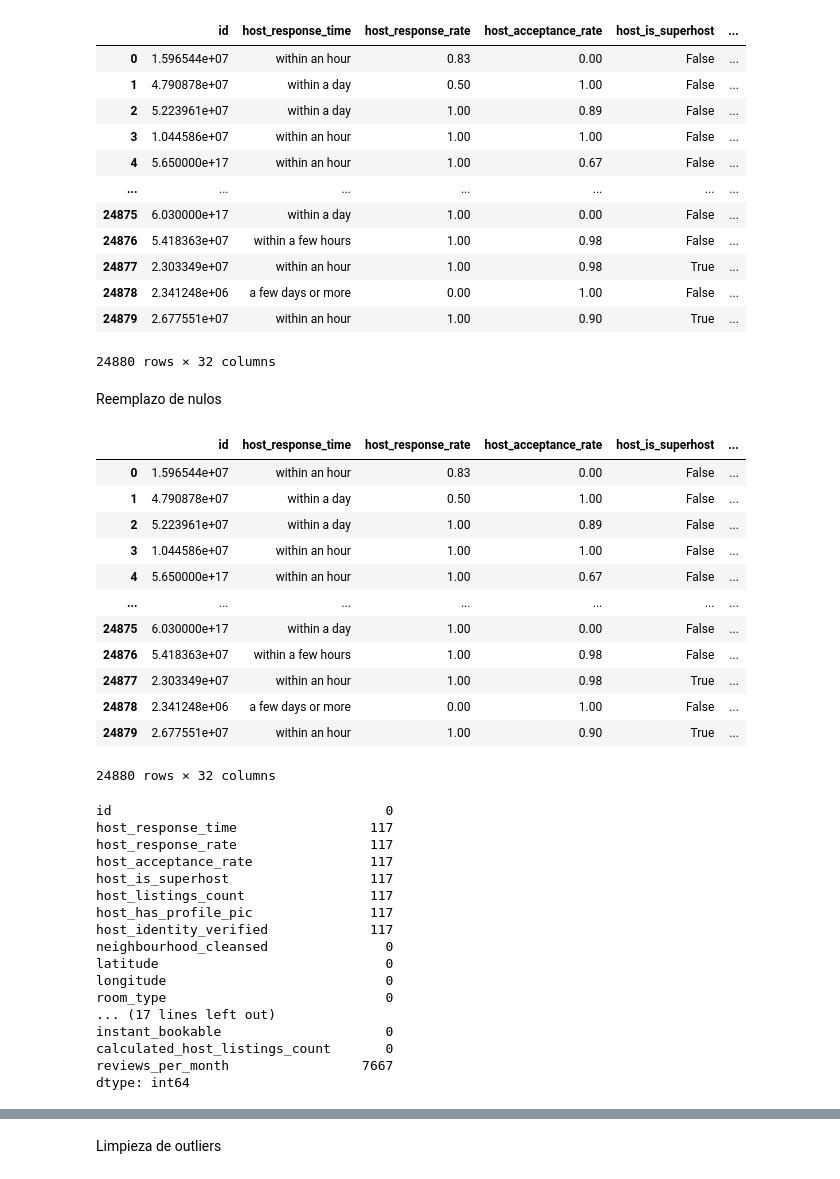
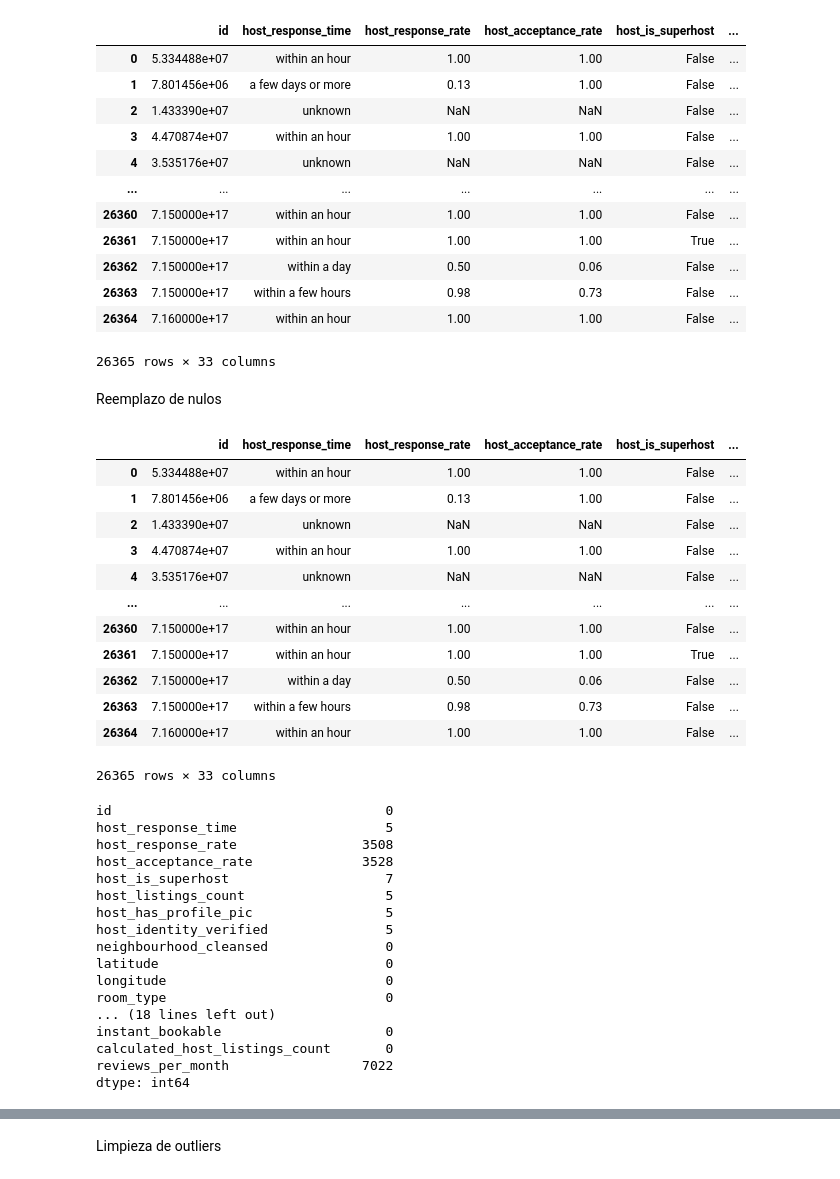
Before and after one commit to AremyDiaz/Actividad_2_Complemento, a Jupyter notebook: cleaning_bra.ipynb, the cells around one changed output, grey strips where cells are left out. Cells and saved outputs as stored; diff of their text form; code cells hidden in the pictures.

Commit message:
Limpieza Brasil

```diff
--- a/cleaning_bra.ipynb
+++ b/cleaning_bra.ipynb
@@ -5,22 +5,22 @@ import numpy as np
 import matplotlib.pyplot as plt
 # %%
 #Carga del archivo.csv
-data = pd.read_csv("listings_bra.csv",encoding="ISO-8859-1") #, index_col=0
+data = pd.read_csv("listings_brasil_original.csv",encoding="ISO-8859-1") #, index_col=0
 data
 # %% [output]
 |  | id | host_response_time | host_response_rate | host_acceptance_rate | host_is_superhost | ... |
-| 0 | 1.596544e+07 | within an hour | 0.83 | 0.00 | False | ... |
-| 1 | 4.790878e+07 | within a day | 0.50 | 1.00 | False | ... |
-| 2 | 5.223961e+07 | within a day | 1.00 | 0.89 | False | ... |
-| 3 | 1.044586e+07 | within an hour | 1.00 | 1.00 | False | ... |
-| 4 | 5.650000e+17 | within an hour | 1.00 | 0.67 | False | ... |
+| 0 | 5.334488e+07 | within an hour | 1.00 | 1.00 | False | ... |
+| 1 | 7.801456e+06 | a few days or more | 0.13 | 1.00 | False | ... |
+| 2 | 1.433390e+07 | unknown | NaN | NaN | False | ... |
+| 3 | 4.470874e+07 | within an hour | 1.00 | 1.00 | False | ... |
+| 4 | 3.535176e+07 | unknown | NaN | NaN | False | ... |
 | ... | ... | ... | ... | ... | ... | ... |
-| 24875 | 6.030000e+17 | within a day | 1.00 | 0.00 | False | ... |
-| 24876 | 5.418363e+07 | within a few hours | 1.00 | 0.98 | False | ... |
-| 24877 | 2.303349e+07 | within an hour | 1.00 | 0.98 | True | ... |
-| 24878 | 2.341248e+06 | a few days or more | 0.00 | 1.00 | False | ... |
-| 24879 | 2.677551e+07 | within an hour | 1.00 | 0.90 | True | ... |
+| 26360 | 7.150000e+17 | within an hour | 1.00 | 1.00 | False | ... |
+| 26361 | 7.150000e+17 | within an hour | 1.00 | 1.00 | True | ... |
+| 26362 | 7.150000e+17 | within a day | 0.50 | 0.06 | False | ... |
+| 26363 | 7.150000e+17 | within a few hours | 0.98 | 0.73 | False | ... |
+| 26364 | 7.160000e+17 | within an hour | 1.00 | 1.00 | False | ... |
-24880 rows × 32 columns
+26365 rows × 33 columns
 # %% [markdown]
 Reemplazo de nulos
 # %%
@@ -29,39 +29,39 @@ data2 = data.copy()
 data2
 # %% [output]
 |  | id | host_response_time | host_response_rate | host_acceptance_rate | host_is_superhost | ... |
-| 0 | 1.596544e+07 | within an hour | 0.83 | 0.00 | False | ... |
-| 1 | 4.790878e+07 | within a day | 0.50 | 1.00 | False | ... |
-| 2 | 5.223961e+07 | within a day | 1.00 | 0.89 | False | ... |
-| 3 | 1.044586e+07 | within an hour | 1.00 | 1.00 | False | ... |
-| 4 | 5.650000e+17 | within an hour | 1.00 | 0.67 | False | ... |
+| 0 | 5.334488e+07 | within an hour | 1.00 | 1.00 | False | ... |
+| 1 | 7.801456e+06 | a few days or more | 0.13 | 1.00 | False | ... |
+| 2 | 1.433390e+07 | unknown | NaN | NaN | False | ... |
+| 3 | 4.470874e+07 | within an hour | 1.00 | 1.00 | False | ... |
+| 4 | 3.535176e+07 | unknown | NaN | NaN | False | ... |
 | ... | ... | ... | ... | ... | ... | ... |
-| 24875 | 6.030000e+17 | within a day | 1.00 | 0.00 | False | ... |
-| 24876 | 5.418363e+07 | within a few hours | 1.00 | 0.98 | False | ... |
-| 24877 | 2.303349e+07 | within an hour | 1.00 | 0.98 | True | ... |
-| 24878 | 2.341248e+06 | a few days or more | 0.00 | 1.00 | False | ... |
-| 24879 | 2.677551e+07 | within an hour | 1.00 | 0.90 | True | ... |
+| 26360 | 7.150000e+17 | within an hour | 1.00 | 1.00 | False | ... |
+| 26361 | 7.150000e+17 | within an hour | 1.00 | 1.00 | True | ... |
+| 26362 | 7.150000e+17 | within a day | 0.50 | 0.06 | False | ... |
+| 26363 | 7.150000e+17 | within a few hours | 0.98 | 0.73 | False | ... |
+| 26364 | 7.160000e+17 | within an hour | 1.00 | 1.00 | False | ... |
-24880 rows × 32 columns
+26365 rows × 33 columns
 # %%
 #Cuántos nulos hay por columna
 valores_nulos=data2.isnull().sum()
 valores_nulos
 # %% [output]
 id                                   0
-host_response_time                 117
-host_response_rate                 117
-host_acceptance_rate               117
-host_is_superhost                  117
-host_listings_count                117
-host_has_profile_pic               117
-host_identity_verified             117
+host_response_time                   5
+host_response_rate                3508
+host_acceptance_rate              3528
+host_is_superhost                    7
+host_listings_count                  5
+host_has_profile_pic                 5
+host_identity_verified               5
 neighbourhood_cleansed               0
 latitude                             0
 longitude                            0
 room_type                            0
-... (17 lines left out)
+... (18 lines left out)
 instant_bookable                     0
 calculated_host_listings_count       0
-reviews_per_month                 7667
+reviews_per_month                 7022
 dtype: int64
 # %%
 #Rellenar con el string "Unknown"
```
Also changed, not shown: parts of 34 cells of this notebook.
